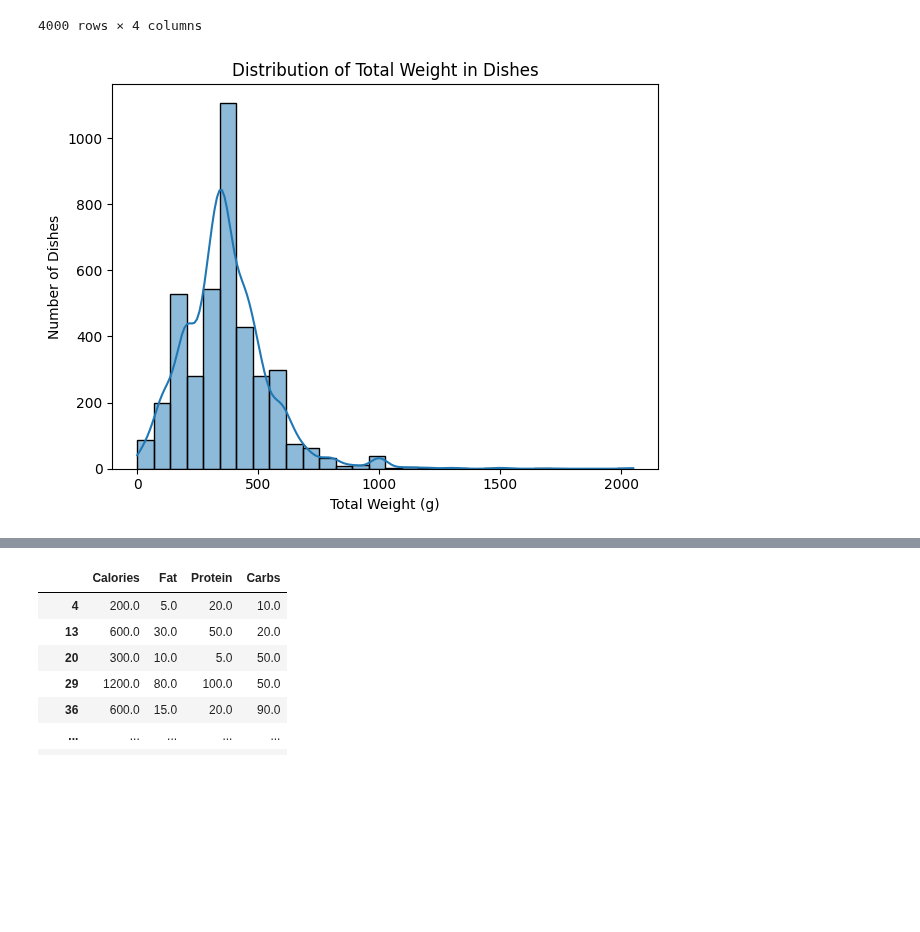
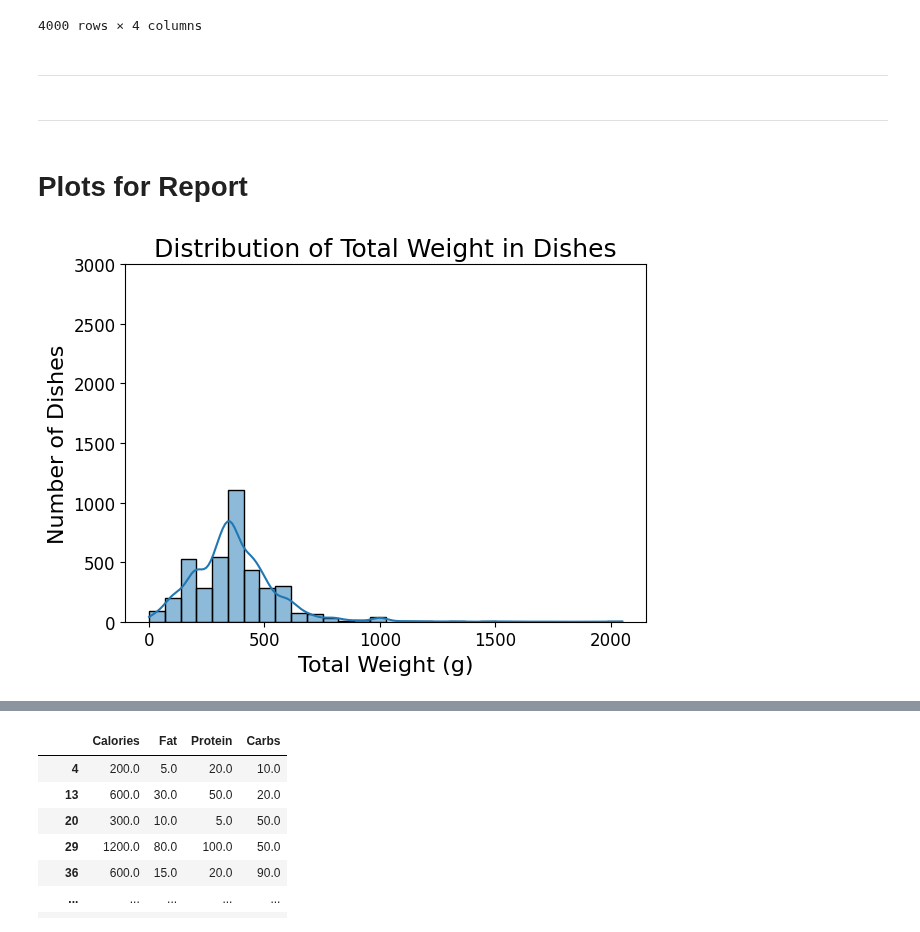
Before and after one commit to chelseanbr/smolvlm-nutrition-vqa, a Jupyter notebook: notebooks/eda.ipynb, the cells around one changed output, grey strips where cells are left out. Cells and saved outputs as stored; diff of their text form; code cells hidden in the pictures; blank space fills up the shorter version.

```diff
--- a/notebooks/eda.ipynb
+++ b/notebooks/eda.ipynb
@@ -239,3 +152,9 @@ answers
 | 28707 | 350.0 | 5.32 | 237.0 | 45.15 |
 | 28714 | 200.0 | 5.04 | 218.0 | 0.30 |
 4000 rows × 4 columns
+# %% [markdown]
+---
+# %% [markdown]
+---
+# %% [markdown]
+# Plots for Report
@@ -242,9 +163,23 @@ answers
+# %%
+plt.rcParams.update({
+    'font.size': 14,             # Main font size
+    'axes.titlesize': 18,        # Title size
+    'axes.labelsize': 16,        # X and Y axis label size
+    'xtick.labelsize': 12,       # X tick label size
+    'ytick.labelsize': 12,       # Y tick label size
+    'legend.fontsize': 12,       # Legend font size
+    'figure.titlesize': 20       # Figure title size (for plt.suptitle)
+})
 # %%
 sns.histplot(data=answers, x='Total Weight', bins=30, kde=True)
 plt.title('Distribution of Total Weight in Dishes')
 plt.xlabel('Total Weight (g)')
 plt.ylabel('Number of Dishes')
+ymax = 3000
+plt.ylim(0, ymax)
 plt.tight_layout()
+# save figure
+plt.savefig('../report/imgs/total_weight_dist.png')
 plt.show()
 # %% [output]
-[figure, old version]
+[figure, new version]
```
Also changed, not shown: parts of 22 cells of this notebook, 11 other files.
